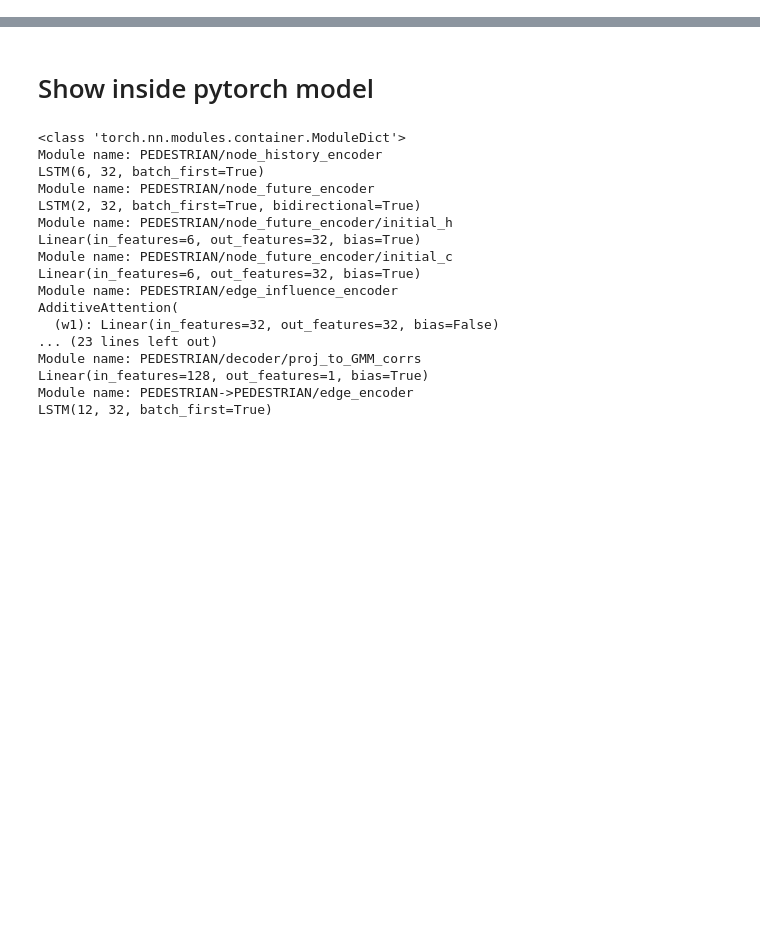
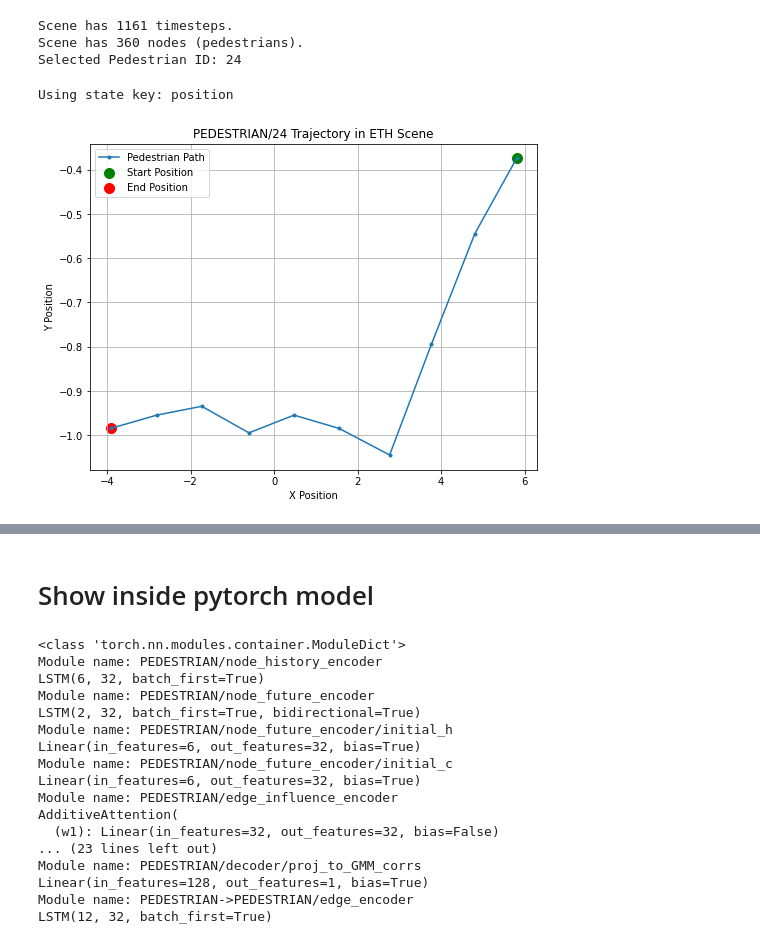
Before and after one commit to spourasgari/Trajectron-plus-plus, a Jupyter notebook: MyTestSnippets.ipynb, the cells around one changed output, grey strips where cells are left out. Cells and saved outputs as stored; diff of their text form; code cells hidden in the pictures; blank space fills up the shorter version.

Commit message:
Plot the GT and predicted values

```diff
--- a/MyTestSnippets.ipynb
+++ b/MyTestSnippets.ipynb
@@ -38,0 +50,77 @@ unstandardize: <bound method Environment.unstandardize of <environment.environme
+# %%
+sys.path.append("/home/sina/env_prediction_project/Trajectron-plus-plus/trajectron")
+sys.path.append("/home/sina/env_prediction_project/Trajectron-plus-plus/experiments/pedestrians")
+
+ped_id = 24
+
+
+# Open and load the .pkl file
+with open("/home/sina/env_prediction_project/Trajectron-plus-plus/experiments/processed/eth_test.pkl", "rb") as file:
+    env = pickle.load(file, encoding='latin1')
+
+
+# Get the first scene
+scene = env.scenes[0]
+print(f"Scene has {scene.timesteps} timesteps.")
+
+# Get all pedestrians in the scene
+pedestrian_nodes = [node for node in scene.nodes if node.type.name == "PEDESTRIAN"]
+print(f"Scene has {len(pedestrian_nodes)} nodes (pedestrians).")
+
+# Select the pedestrian
+target_pedestrian = next(ped for ped in pedestrian_nodes if ped.id == str(ped_id))
+print(f"Selected Pedestrian ID: {target_pedestrian.id}")
+# %% [output]
+Scene has 1161 timesteps.
+Scene has 360 nodes (pedestrians).
+Selected Pedestrian ID: 24
+# %%
+# Get the state data for the pedestrian and plot it
+state_key = 'position'
+
+model_path = "/home/sina/env_prediction_project/Trajectron-plus-plus/experiments/pedestrians/models/models_06_Mar_2025_15_57_30_eth_vel_ar3"
+
+with open(f"{model_path}/config.json", 'r') as config_file:
+    hyperparams = json.load(config_file)
+
+# Define the state type
+print(f"Using state key: {state_key}")
+
+ground_truth = []
+timesteps = np.arange(scene.timesteps)
+
+for t in timesteps:
+    try:
+        gt_x = target_pedestrian.data[t, ('position', 'x')]
+        gt_y = target_pedestrian.data[t, ('position', 'y')]
+
+        if not np.isnan(gt_x) and not np.isnan(gt_y):
+            ground_truth.append([t, gt_x, gt_y])
+    except Exception as e:
+        # print(f"Error at timestep {t}: {e}")
+        None
+
+# Extract x and y positions
+x_positions = [pos[1] for pos in ground_truth]
+y_positions = [pos[2] for pos in ground_truth]
+
+# Create a scatter plot of pedestrian positions (x, y)
+plt.figure(figsize=(8, 6))
+plt.plot(x_positions, y_positions, marker="o", linestyle="-", markersize=3, label="Pedestrian Path")
+
+# Label the first and last positions
+plt.scatter(x_positions[0], y_positions[0], color="green", s=100, label="Start Position")
+plt.scatter(x_positions[-1], y_positions[-1], color="red", s=100, label="End Position")
+
+# Titles and labels
+plt.title(f"{target_pedestrian} Trajectory in ETH Scene")
+plt.xlabel("X Position")
+plt.ylabel("Y Position")
+plt.legend()
+plt.grid(True)
+
+# Show the plot
+plt.show()
+# %% [output]
+Using state key: position
+[figure, added]
```
Also changed, not shown: parts of 15 cells of this notebook, 1 other file.
